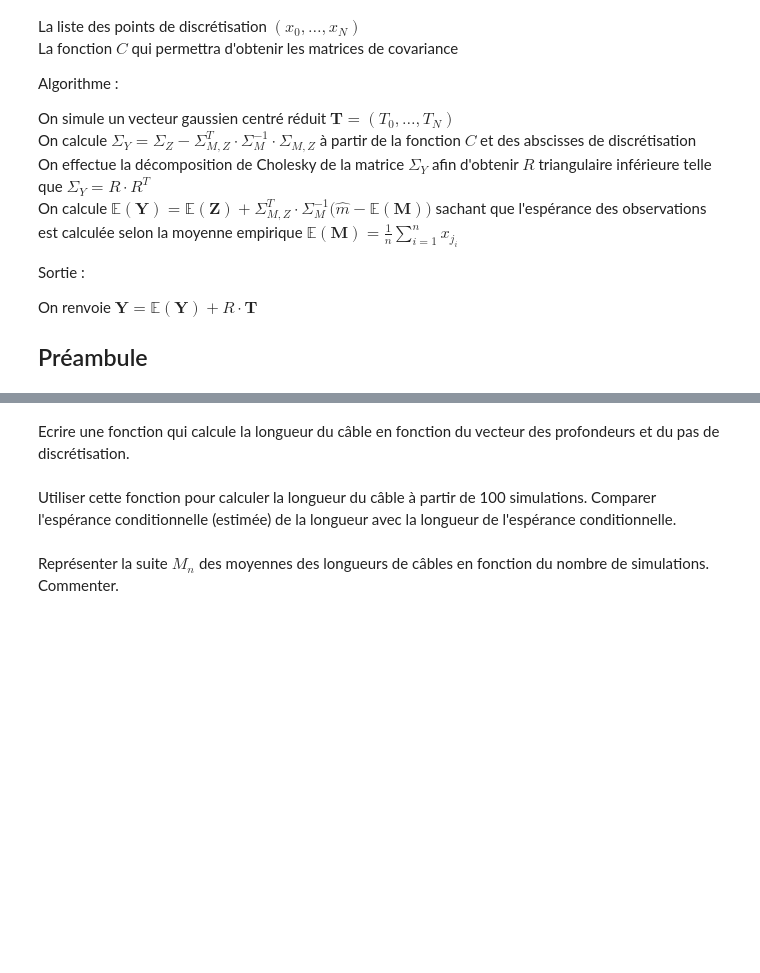
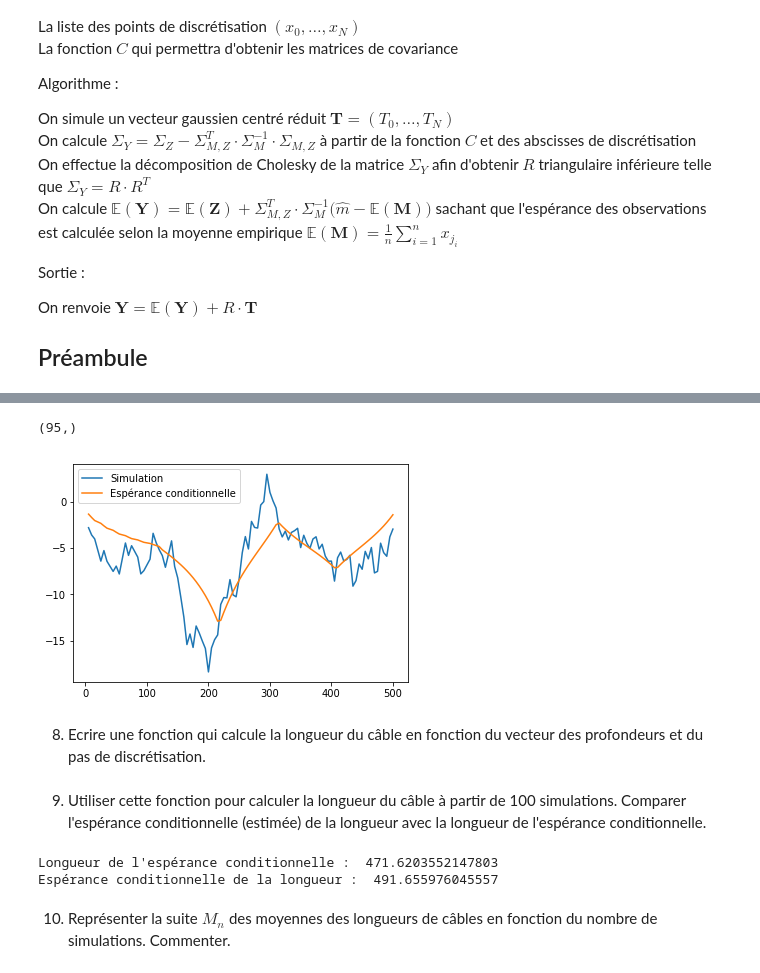
Before and after one commit to CamilleSrecki/Projet-Numerique-TS-3, a Jupyter notebook: Projet-Numérique-3-TS.ipynb, the cells around one changed output, grey strips where cells are left out. Cells and saved outputs as stored; diff of their text form; code cells hidden in the pictures; blank space fills up the shorter version.

```diff
--- a/Projet-Numérique-3-TS.ipynb
+++ b/Projet-Numérique-3-TS.ipynb
@@ -210,15 +240,24 @@ Effectuer une simulation conditionnelle. Sur un même graphique, tracer la simul
 # %%
 # Décomposition de Cholesky
 R = np.linalg.cholesky(Sigma_Y)
 # Simulation d'un vecteur aléatoire T
 
 def simulation_Y() :
     T = np.random.normal(size=N-n)
 
     # Calcul de Y
 
     return E_Y + np.dot(R,T)
 
 Y = simulation_Y()
+print(Y.shape)
+
+plt.plot(indexes, Y, label="Simulation")
+plt.plot(indexes, E_Y, label="Espérance conditionnelle")
+plt.legend()
+plt.show()
+# %% [output]
+(95,)
+[figure, added]
 # %% [markdown]
-Ecrire une fonction qui calcule la longueur du câble en fonction du vecteur des profondeurs et du pas de discrétisation.
+8) Ecrire une fonction qui calcule la longueur du câble en fonction du vecteur des profondeurs et du pas de discrétisation.
@@ -225,4 +271,32 @@ Ecrire une fonction qui calcule la longueur du câble en fonction du vecteur des
 # %% [markdown]
-Utiliser cette fonction pour calculer la longueur du câble à partir de 100 simulations. Comparer l'espérance conditionnelle (estimée) de la longueur avec la longueur de l'espérance conditionnelle.
+9) Utiliser cette fonction pour calculer la longueur du câble à partir de 100 simulations. Comparer l'espérance conditionnelle (estimée) de la longueur avec la longueur de l'espérance conditionnelle.
+# %%
+Nbr_simul = 100
+
+simulations=[]
+esperance_condit = []
+
+for k in range(Nbr_simul):
+    simulations.append(simulation_Y())
+
+for j in range(len(simulations[0])):
+    m = 0
+    for k in range(Nbr_simul):
+        m += simulations[k][j]
+    esperance_condit.append(m/Nbr_simul) # Vraiment pas sure sur ce coup là
+
+l = longueur_cable(esperance_condit, Delta)
+print("Longueur de l'espérance conditionnelle : ",l )
+
+# Calcul de l'espérance conditionnelle de la longueur
+
+L_star = 0
+for simulation in simulations:
+    L_star += longueur_cable(simulation, Delta)
+L_star = 1/len(simulations)*L_star
+print("Espérance conditionnelle de la longueur : ",L_star )
+# %% [output]
+Longueur de l'espérance conditionnelle :  471.6203552147803
+Espérance conditionnelle de la longueur :  491.655976045557
 # %% [markdown]
-Représenter la suite $M_n$ des moyennes des longueurs de câbles en fonction du nombre de simulations. Commenter.
+10) Représenter la suite $M_n$ des moyennes des longueurs de câbles en fonction du nombre de simulations. Commenter.
```
Also changed, not shown: parts of 19 cells of this notebook.
